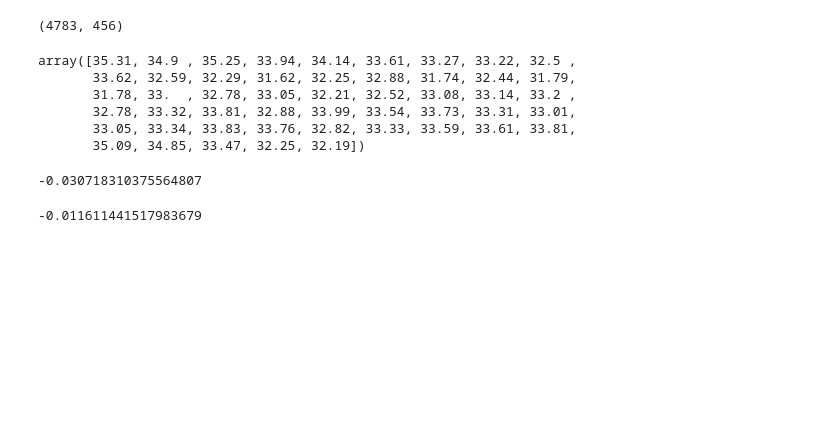
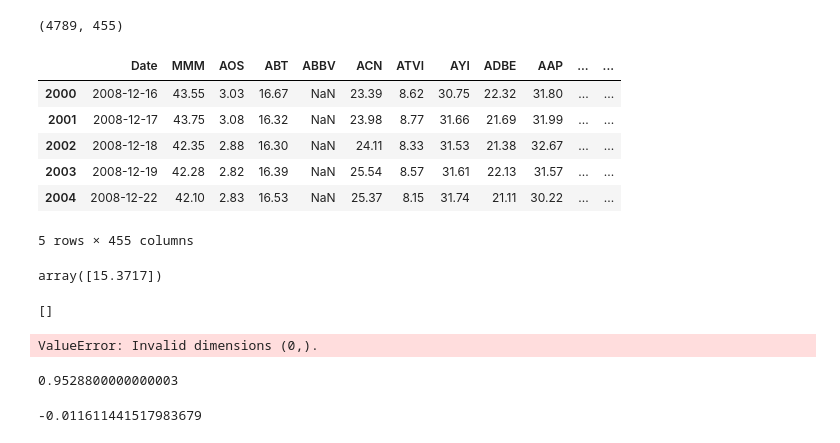
Before and after one commit to HaochengYe/Backtesting, a Jupyter notebook: Test.ipynb, the cells around one changed output. Cells and saved outputs as stored; diff of their text form; code cells hidden in the pictures; blank space fills up the shorter version.

```diff
--- a/Test.ipynb
+++ b/Test.ipynb
@@ -445,18 +438,7 @@ TRANS_COST = 0.00
 # define the risk-free rate
 RISKFREE = 1.00
 
-wsw = Agent({'cash': INITIAL_BALANCE}, df[4000:], trading_strategies, rebalancing_strategies[1:], cycle=10, max_holding=20)
+wsw = Agent({'cash': INITIAL_BALANCE}, df[2000:], trading_strategies, rebalancing_strategies[1:], cycle=10, max_holding=20)
 # %% [output]
-(4783, 456)
+(4789, 455)
-# %%
-test = df.MMM
-temp = test[0:50].values
-temp
-# %% [output]
-array([35.31, 34.9 , 35.25, 33.94, 34.14, 33.61, 33.27, 33.22, 32.5 ,
-       33.62, 32.59, 32.29, 31.62, 32.25, 32.88, 31.74, 32.44, 31.79,
-       31.78, 33.  , 32.78, 33.05, 32.21, 32.52, 33.08, 33.14, 33.2 ,
-       32.78, 33.32, 33.81, 32.88, 33.99, 33.54, 33.73, 33.31, 33.01,
-       33.05, 33.34, 33.83, 33.76, 32.82, 33.33, 33.59, 33.61, 33.81,
-       35.09, 34.85, 33.47, 32.25, 32.19])
 # %%
@@ -490,7 +467,31 @@ def BoolingerBands(df, cycle, time):
-# %%
-BoolingerBands(test, 20, 1860)
-# %% [output]
--0.030718310375564807
+# %%
+test_df.head(5)
+# %% [output]
+|  | Date | MMM | AOS | ABT | ABBV | ACN | ATVI | AYI | ADBE | AAP | ... | ... |
+| 2000 | 2008-12-16 | 43.55 | 3.03 | 16.67 | NaN | 23.39 | 8.62 | 30.75 | 22.32 | 31.80 | ... | ... |
+| 2001 | 2008-12-17 | 43.75 | 3.08 | 16.32 | NaN | 23.98 | 8.77 | 31.66 | 21.69 | 31.99 | ... | ... |
+| 2002 | 2008-12-18 | 42.35 | 2.88 | 16.30 | NaN | 24.11 | 8.33 | 31.53 | 21.38 | 32.67 | ... | ... |
+| 2003 | 2008-12-19 | 42.28 | 2.82 | 16.39 | NaN | 25.54 | 8.57 | 31.61 | 22.13 | 31.57 | ... | ... |
+| 2004 | 2008-12-22 | 42.10 | 2.83 | 16.53 | NaN | 25.37 | 8.15 | 31.74 | 21.11 | 30.22 | ... | ... |
+5 rows × 455 columns
+# %%
+MovingAverage(test_df.MMM, 10, 50)
+# %% [output]
+array([15.3717])
+# %%
+ranking = wsw.PitchStock(MovingAverage, 50)
+print(ranking)
+target_portfolio = wsw.Rebalancing(ranking, MeanVariance_Constraint, 50)
+print(target_portfolio)
+wsw.Trading(target_portfolio, 50)
+print(wsw.portfolio)
+# %% [output]
+[]
+ValueError: Invalid dimensions (0,).
+# %%
+wsw.re
+# %% [output]
+0.9528800000000003
 # %%
 (34.9 - 35.31)/35.31
 # %% [output]
```
Also changed, not shown: parts of 3 cells of this notebook, 2 other files.
